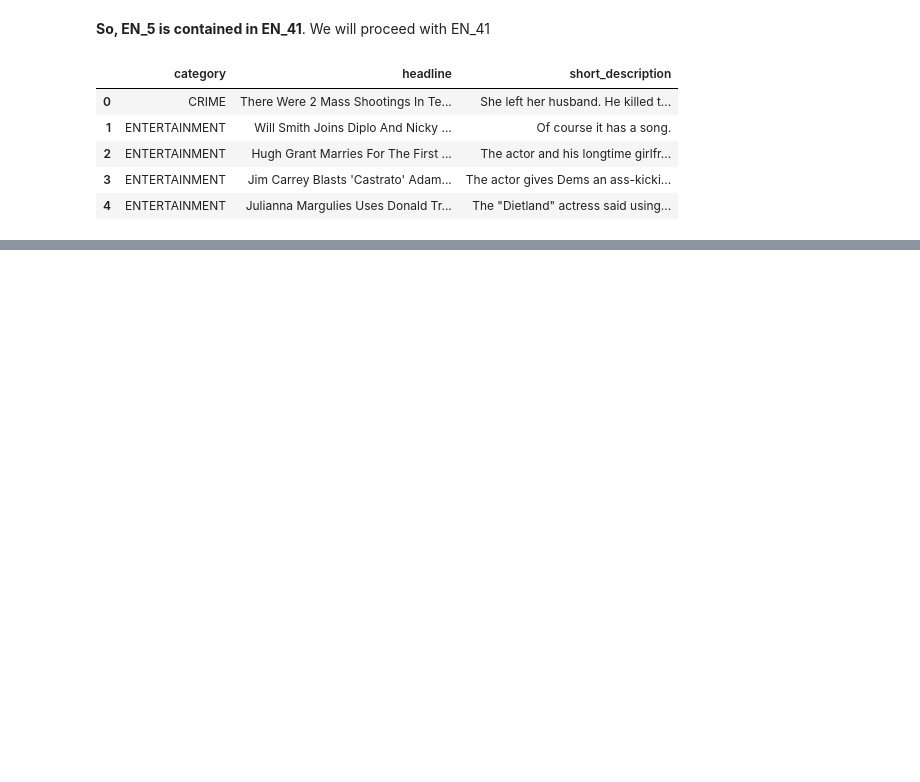
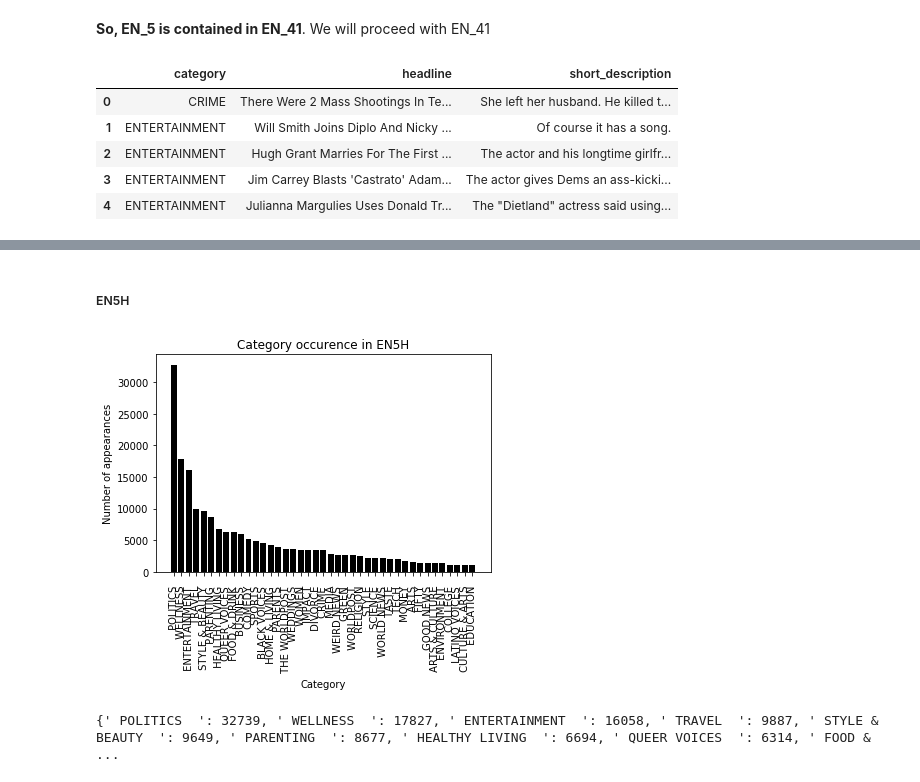
Before and after one commit to gennsev/tclass, a Jupyter notebook: Text Datasets/database_analysis_engineering.ipynb, the cells around one changed output, grey strips where cells are left out. Saved outputs shown, nothing was run; the diff lists cells and outputs as text; code cells hidden in the pictures; blank space fills up the shorter version.

```diff
--- a/Text Datasets/database_analysis_engineering.ipynb
+++ b/Text Datasets/database_analysis_engineering.ipynb
@@ -137,0 +170,21 @@ EN_41_new.head()
+# %% [markdown]
+##### EN5H
+# %%
+#### defining the desired column as a variable
+categories5H=EN5H['category']
+#create a dict with number of occurences
+occurence5H=categories5H.value_counts().to_dict()
+plt.bar(occurence.keys(), occurence.values(), color='black')
+plt.title('Category occurence in EN5H')
+plt.xlabel('Category')
+plt.ylabel('Number of appearances')
+plt.xticks(rotation=90)
+fig = matplotlib.pyplot.gcf()
+fig.set_size_inches(18.5, 10.5)
+plt.show()
+# %% [output]
+[figure, added]
+# %%
+print(occurence5H)
+# %% [output]
+{' POLITICS  ': 32739, ' WELLNESS  ': 17827, ' ENTERTAINMENT  ': 16058, ' TRAVEL  ': 9887, ' STYLE & BEAUTY  ': 9649, ' PARENTING  ': 8677, ' HEALTHY LIVING  ': 6694, ' QUEER VOICES  ': 6314, ' FOOD & ...
```
Also changed, not shown: parts of 11 cells of this notebook, 1 other file.
